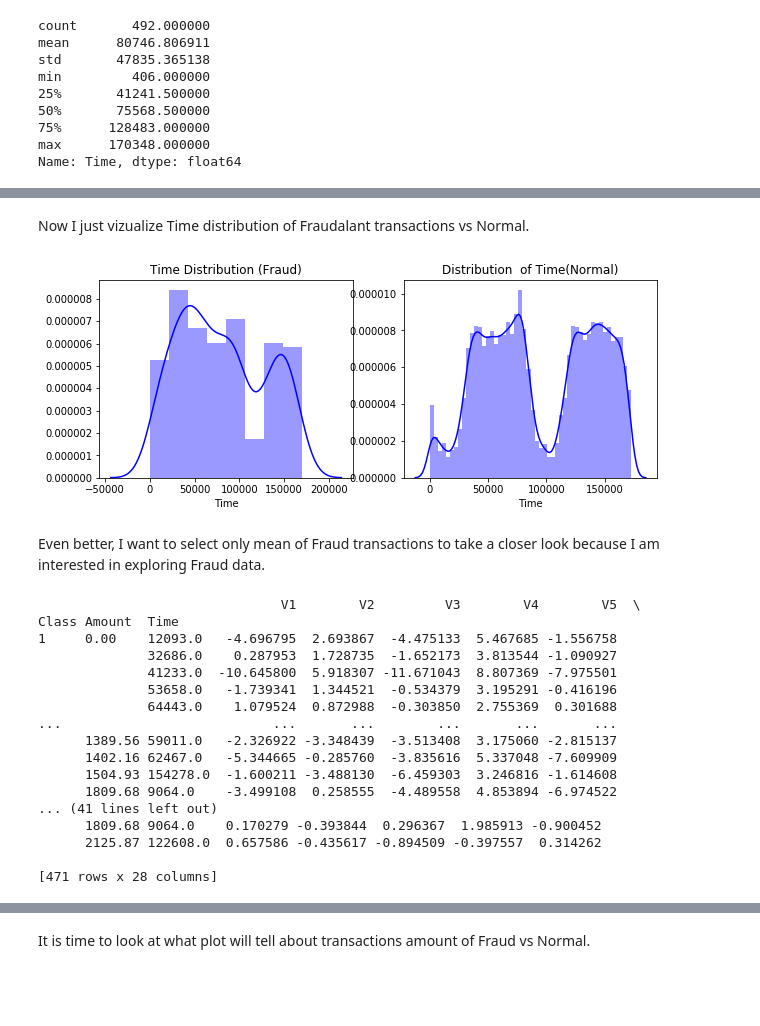
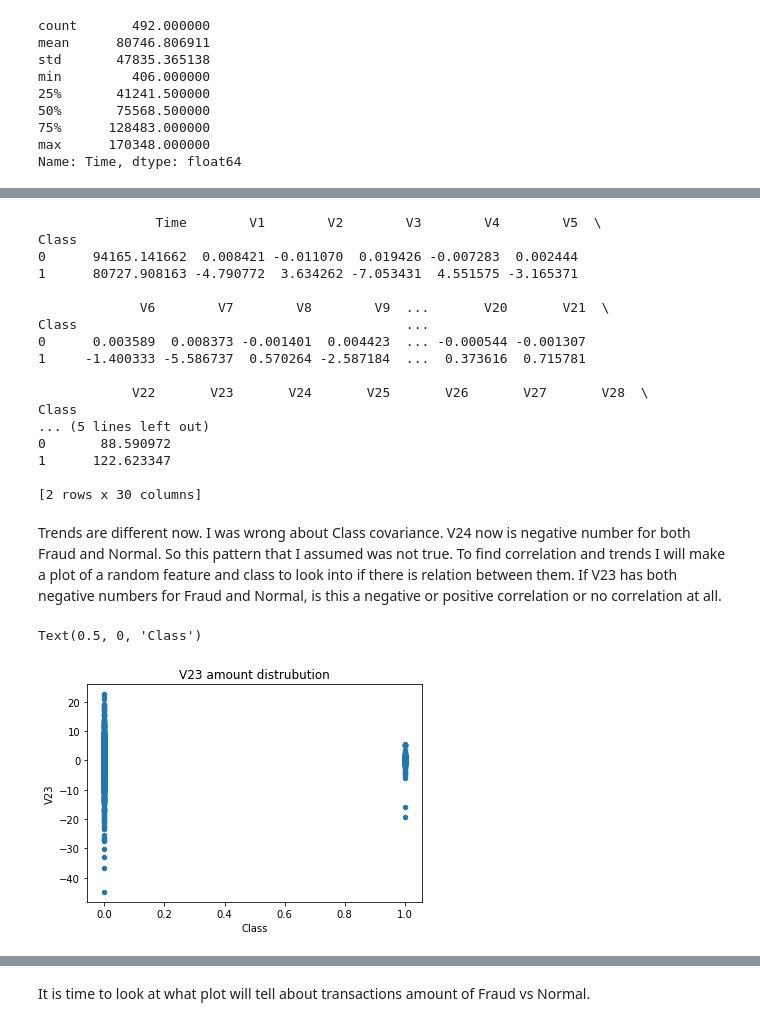
Before and after one commit to NewtoIBM/data_student, a Jupyter notebook: Egor_Capstone_2.ipynb, the cells around one changed output, grey strips where cells are left out. Drawn from its saved outputs; the diff is of its cells as text; code cells hidden in the pictures; blank space fills up the shorter version.

```diff
--- a/Egor_Capstone_2.ipynb
+++ b/Egor_Capstone_2.ipynb
@@ -191,41 +218,33 @@ So according to this description, Fraud transactions happened between 406sec and
-# %% [markdown]
-Now I just vizualize Time distribution of Fraudalant transactions vs Normal.
-# %%
-# plot the time feature
-plt.figure(figsize=(10,8))
-
-plt.subplot(2, 2, 1)
-plt.title('Time Distribution (Fraud)')
-
-sns.distplot(Fraud.Time, color='blue');
-
-#plot the amount feature
-plt.subplot(2, 2, 2)
-plt.title('Distribution  of Time(Normal)')
-sns.distplot(Normal.Time,color='blue');
-# %% [output]
-[figure, removed]
-# %% [markdown]
-Even better, I want to select only mean of Fraud transactions to take a closer look because I am interested in exploring Fraud data.
 # %%
-#selecting mean of Class between when Fraud happened
-timestamp = Fraud[(cardsdf['Time'] > 406) & (cardsdf['Time'] < 170348.000000)]
-print(timestamp.groupby(['Class','Amount','Time']).mean())
+timestamp = cardsdf[(cardsdf['Time']>406) & (cardsdf['Time']< 170348)]
+filteredata = timestamp.groupby(['Class']).mean()
+print(filteredata)
 # %% [output]
-                               V1        V2         V3        V4        V5  \
-Class Amount  Time
-1     0.00    12093.0   -4.696795  2.693867  -4.475133  5.467685 -1.556758
-              32686.0    0.287953  1.728735  -1.652173  3.813544 -1.090927
-              41233.0  -10.645800  5.918307 -11.671043  8.807369 -7.975501
-              53658.0   -1.739341  1.344521  -0.534379  3.195291 -0.416196
-              64443.0    1.079524  0.872988  -0.303850  2.755369  0.301688
-...                           ...       ...        ...       ...       ...
-      1389.56 59011.0   -2.326922 -3.348439  -3.513408  3.175060 -2.815137
-      1402.16 62467.0   -5.344665 -0.285760  -3.835616  5.337048 -7.609909
-      1504.93 154278.0  -1.600211 -3.488130  -6.459303  3.246816 -1.614608
-      1809.68 9064.0    -3.499108  0.258555  -4.489558  4.853894 -6.974522
-... (41 lines left out)
-      1809.68 9064.0    0.170279 -0.393844  0.296367  1.985913 -0.900452
-      2125.87 122608.0  0.657586 -0.435617 -0.894509 -0.397557  0.314262
+               Time        V1        V2        V3        V4        V5  \
+Class
+0      94165.141662  0.008421 -0.011070  0.019426 -0.007283  0.002444
+1      80727.908163 -4.790772  3.634262 -7.053431  4.551575 -3.165371
 
-[471 rows x 28 columns]
+             V6        V7        V8        V9  ...       V20       V21  \
+Class                                          ...
+0      0.003589  0.008373 -0.001401  0.004423  ... -0.000544 -0.001307
+1     -1.400333 -5.586737  0.570264 -2.587184  ...  0.373616  0.715781
+
+            V22       V23       V24       V25       V26       V27       V28  \
+Class
+... (5 lines left out)
+0       88.590972
+1      122.623347
+
+[2 rows x 30 columns]
+# %% [markdown]
+Trends are different now. I was wrong about Class covariance.  V24 now is negative number for both Fraud and Normal. So this pattern that I assumed was not true. To find correlation and trends I will make a plot of a random feature and class to look into if there is relation between them. If V23 has  both negative numbers for Fraud and Normal, is this a negative  or positive correlation or no correlation at all.
+# %%
+_= cardsdf.plot.scatter(x='Class',
+
+                     y='V23'
+
+                    ) ;plt.title('V23 amount distrubution');plt.xlabel('Class')
+# %% [output]
+Text(0.5, 0, 'Class')
+[figure, added]
```
Also changed, not shown: parts of 41 cells of this notebook.
